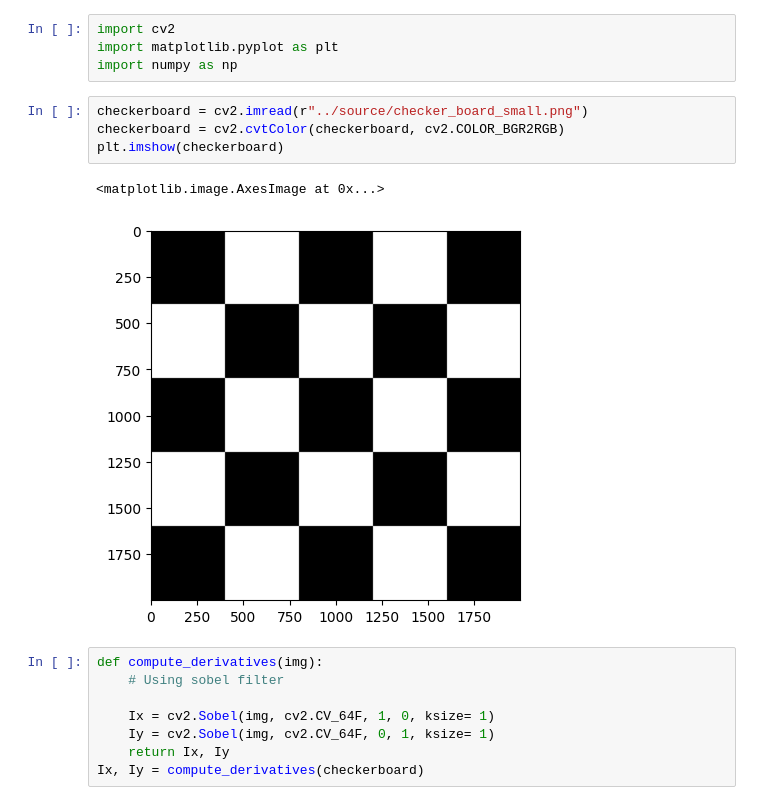
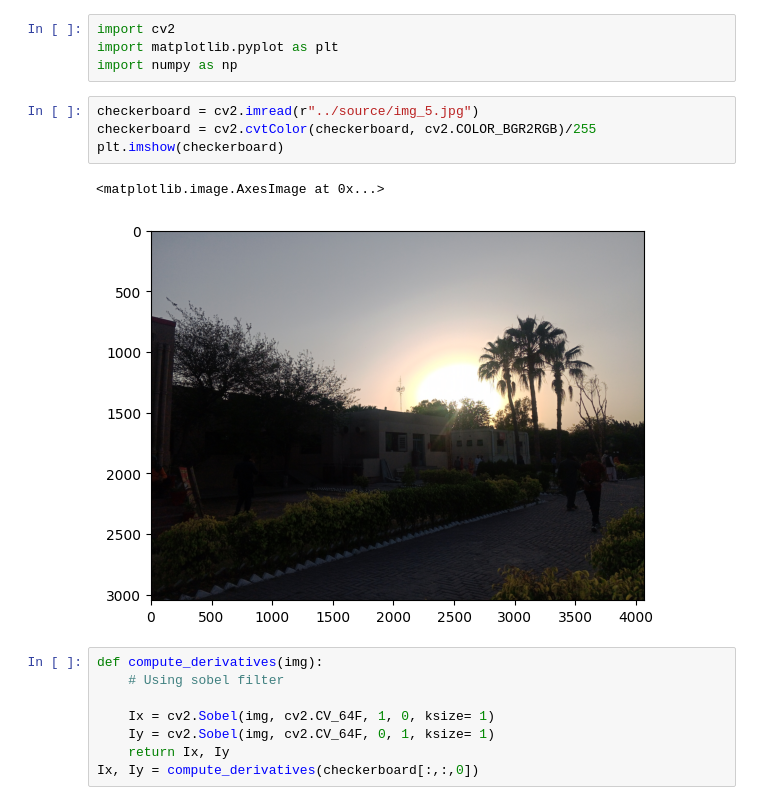
Before and after one commit to MUJ-1/cv-learning-practice, a Jupyter notebook: classical_cv/Feature_Extraction_Matching/feat_extract_match.ipynb, the cells around one changed output. Saved outputs shown, nothing was run; the diff lists cells and outputs as text.

```diff
--- a/classical_cv/Feature_Extraction_Matching/feat_extract_match.ipynb
+++ b/classical_cv/Feature_Extraction_Matching/feat_extract_match.ipynb
@@ -3,12 +3,12 @@ import cv2
 import matplotlib.pyplot as plt
 import numpy as np
 # %%
-checkerboard = cv2.imread(r"../source/checker_board_small.png")
-checkerboard = cv2.cvtColor(checkerboard, cv2.COLOR_BGR2RGB)
+checkerboard = cv2.imread(r"../source/img_5.jpg")
+checkerboard = cv2.cvtColor(checkerboard, cv2.COLOR_BGR2RGB)/255
 plt.imshow(checkerboard)
 # %% [output]
 <matplotlib.image.AxesImage at 0x...>
-[figure, old version]
+[figure, new version]
 # %%
 def compute_derivatives(img):
     # Using sobel filter
@@ -16,7 +16,7 @@ def compute_derivatives(img):
     Ix = cv2.Sobel(img, cv2.CV_64F, 1, 0, ksize= 1)
     Iy = cv2.Sobel(img, cv2.CV_64F, 0, 1, ksize= 1)
     return Ix, Iy
-Ix, Iy = compute_derivatives(checkerboard)
+Ix, Iy = compute_derivatives(checkerboard[:,:,0])
 # %%
 fig, ax = plt.subplots(1, 2)
 
```
Also changed, not shown: parts of 5 cells of this notebook, 2 other files.
